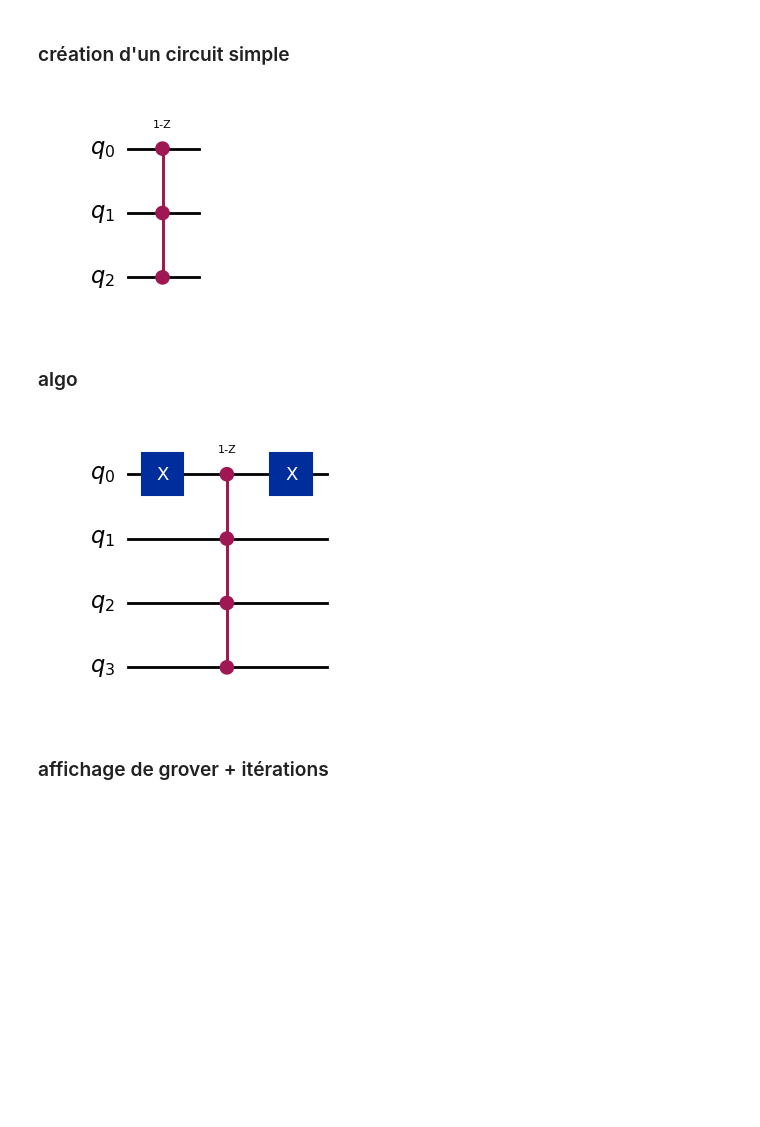
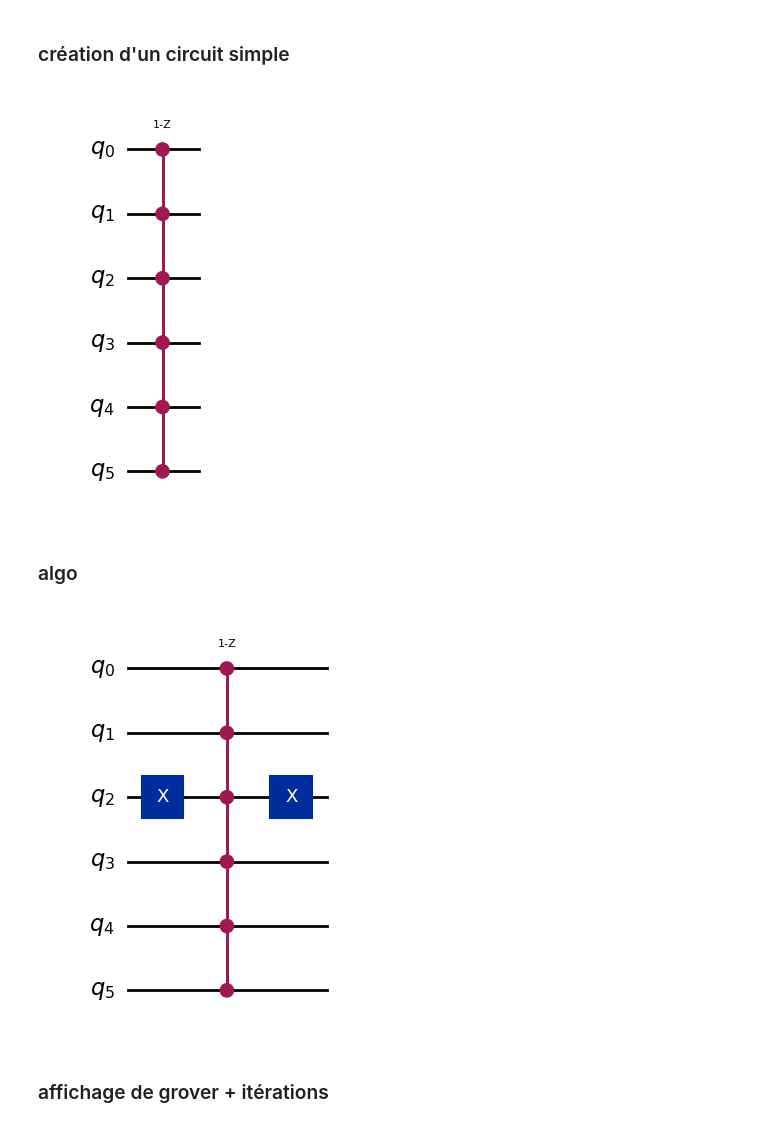
Before and after one commit to lilound/ptir_quantum, a Jupyter notebook: testgrover.ipynb, the cells around one changed output. Drawn from its saved outputs; the diff is of its cells as text; code cells hidden in the pictures; blank space fills up the shorter version.

```diff
--- a/testgrover.ipynb
+++ b/testgrover.ipynb
@@ -18,11 +18,11 @@ from qiskit.visualization import plot_histogram
 # %% [markdown]
 ### création d'un circuit simple
 # %%
-mcmt_ex = QuantumCircuit(3)
-mcmt_ex.compose(MCMTGate(ZGate(), 3 - 1, 1), inplace=True)
+mcmt_ex = QuantumCircuit(6)
+mcmt_ex.compose(MCMTGate(ZGate(), 6 - 1, 1), inplace=True)
 mcmt_ex.draw(output="mpl", style="iqp")
 # %% [output]
-[figure, old version]
+[figure, new version]
 # %% [markdown]
 ### algo
 # %%
@@ -58,11 +58,11 @@ def grover_oracle(marked_states):
         qc.x(zero_inds)
     return qc
 # %%
-marked_states = ["1110"]
+marked_states = ["111011"]
 oracle = grover_oracle(marked_states)
 oracle.draw(output="mpl", style="iqp")
 # %% [output]
-[figure, old version]
+[figure, new version]
 # %% [markdown]
 ### affichage de grover + itérations
 # %%
```
Also changed, not shown: parts of 4 cells of this notebook, 1 other file.
